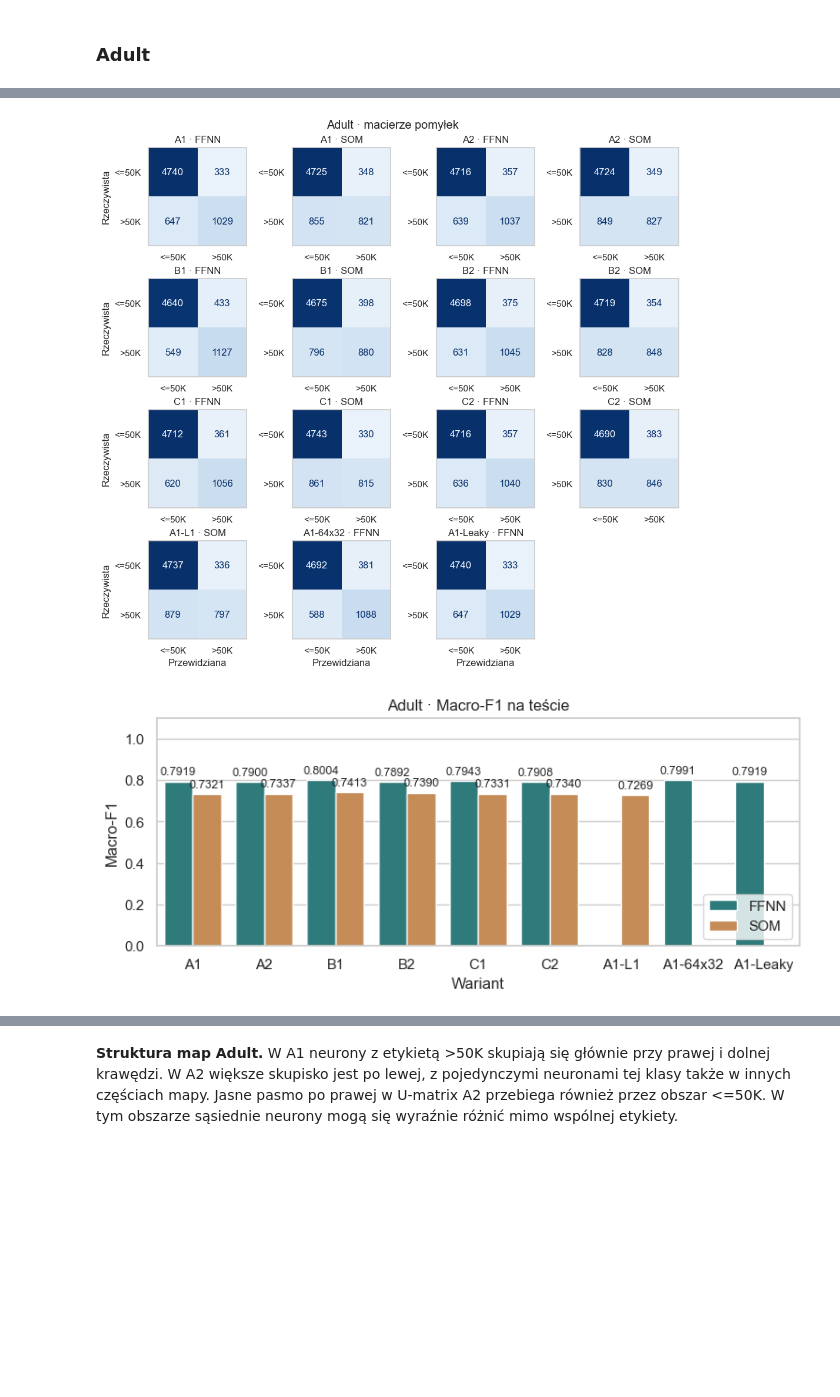
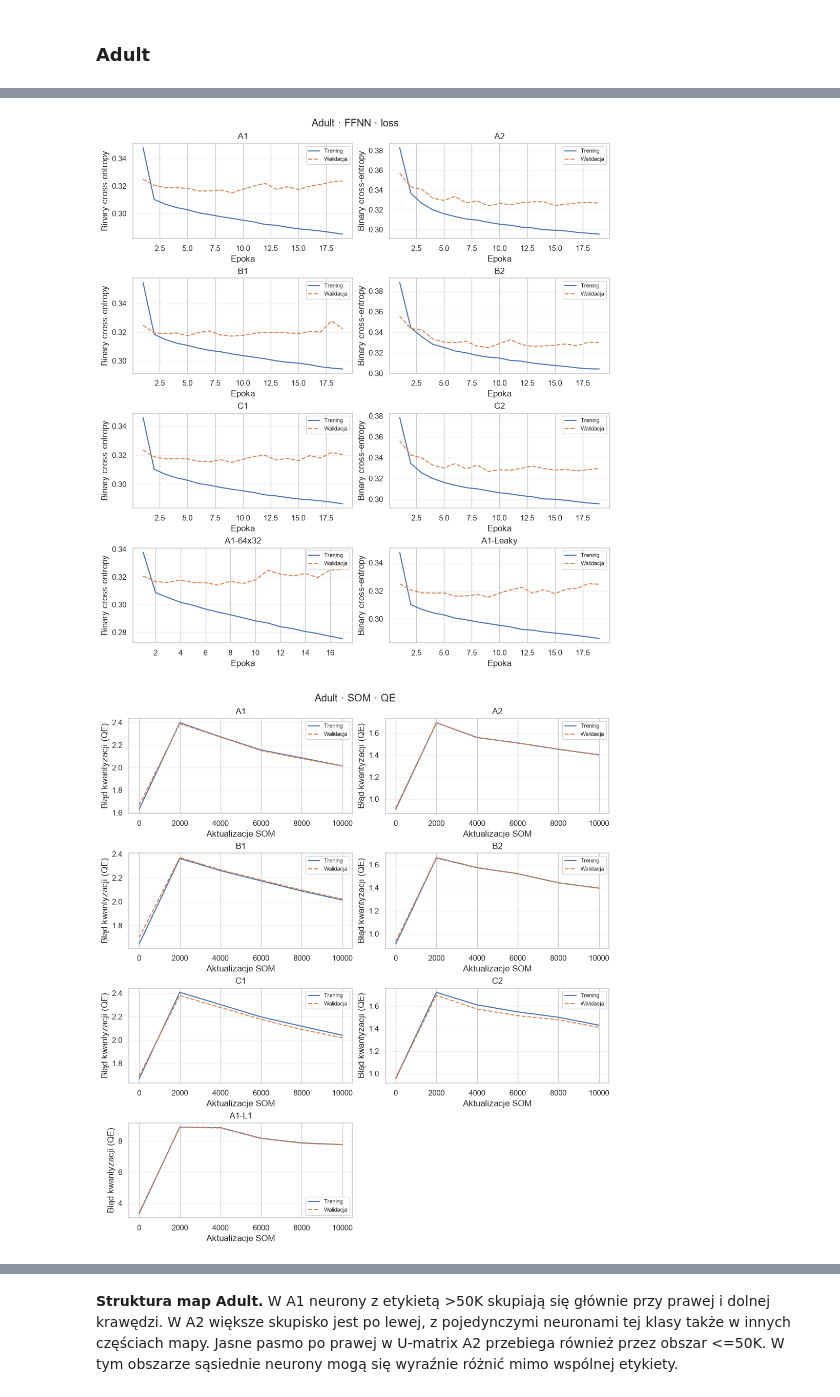
Before and after one commit to NotEmbeddedEngineering/SmartCalculations, a Jupyter notebook: FFNN_i_SOM.ipynb, the cells around one changed output, grey strips where cells are left out. Saved outputs shown, nothing was run; the diff lists cells and outputs as text; code cells hidden in the pictures; blank space fills up the shorter version.

```diff
--- a/FFNN_i_SOM.ipynb
+++ b/FFNN_i_SOM.ipynb
@@ -323,11 +383,11 @@ def fit_ffnn(train, val, seed, *, hidden_units=None, negative_slope=None):
     early_stop = keras.callbacks.EarlyStopping(
         monitor=FFNN['monitor'], patience=FFNN['patience'], restore_best_weights=True,
     )
-    model.fit(
+    history = model.fit(
         training.with_options(options), validation_data=validation.with_options(options),
         epochs=FFNN['max_epochs'], callbacks=[early_stop], shuffle=False, verbose=0,
     )
-    return model
+    return model, history.history
 
 
 def closest_neurons(samples, weights, activation_distance, *, find_two=False):
@@ -344,7 +404,13 @@ def closest_neurons(samples, weights, activation_distance, *, find_two=False):
     return np.concatenate(winners), np.concatenate(runners_up) if find_two else None
 
 
-def fit_som(x_train, side, seed, activation_distance):
+def quantization_error(samples, weights, activation_distance):
+    winners, _ = closest_neurons(samples, weights, activation_distance)
+    norm_order = 1 if activation_distance == 'manhattan' else 2
+    return np.linalg.norm(samples - weights[winners], ord=norm_order, axis=1).mean()
+
+
+def fit_som(x_train, x_val, side, seed, activation_distance):
     som = MiniSom(
         side, side, x_train.shape[1], random_seed=seed,
         sigma=max(SOM['sigma_min'], side / SOM['sigma_divisor']),
@@ -354,11 +420,24 @@ def fit_som(x_train, side, seed, activation_distance):
         decay_function=SOM['decay_function'], sigma_decay_function=SOM['sigma_decay_function'],
     )
     som.random_weights_init(x_train)
+    curve = {'steps': [], 'train': [], 'val': []}
+
+    def record_quantization_error(step):
+        weights = som.get_weights().reshape(side * side, -1)
+        curve['steps'].append(step)
+        curve['train'].append(quantization_error(x_train, weights, activation_distance))
+        curve['val'].append(quantization_error(x_val, weights, activation_distance))
+
+    record_quantization_error(0)
+    curve_interval = max(1, SOM['updates'] // 5)
     rng = np.random.default_rng(seed)
     for step, index in enumerate(rng.integers(len(x_train), size=SOM['updates'])):
         sample = x_train[index]
         som.update(sample, som.winner(sample), step, SOM['updates'])
-    return som
+        completed = step + 1
+        if completed % curve_interval == 0 or completed == SOM['updates']:
+            record_quantization_error(completed)
+    return som, curve
 
 
 def label_som(x_train, y_train, weights, activation_distance):
@@ -500,11 +608,15 @@ def plot_som_maps(maps, variants, dataset, class_labels):
         plt.show()
 # %% [markdown]
 ### Adult
+# %%
+adult_results, adult_maps, adult_matrices, adult_loss_histories = run_experiment(
+    adult_splits, adult_y, ADULT_NUMERIC, ADULT_VARIANTS, complete_evaluation=True,
+)
 # %%
-adult_results, adult_maps, adult_matrices = run_experiment(
-    adult_splits, adult_y, ADULT_NUMERIC, ADULT_VARIANTS, complete_evaluation=True,
-)
 display(adult_results.round(4).replace({np.nan: '—'}))
+
+plot_loss_curves(adult_loss_histories, 'Adult', 'FFNN')
+plot_loss_curves(adult_loss_histories, 'Adult', 'SOM')
 
 plot_confusion_matrices(adult_matrices, ['<=50K', '>50K'], 'Adult')
 
@@ -533,3 +642,3 @@ WARNING:tensorflow:TensorFlow GPU support is not available on native Windows for
 | A1-Leaky | FFNN | 34153 | 6749 | 0.8548 | 0.7742 | 0.7919 | 0.6774 | — | ... |
-[figure, old version]
+[figure, new version]
-[figure, old version]
+[figure, new version]
```
Also changed, not shown: parts of 18 cells of this notebook.
